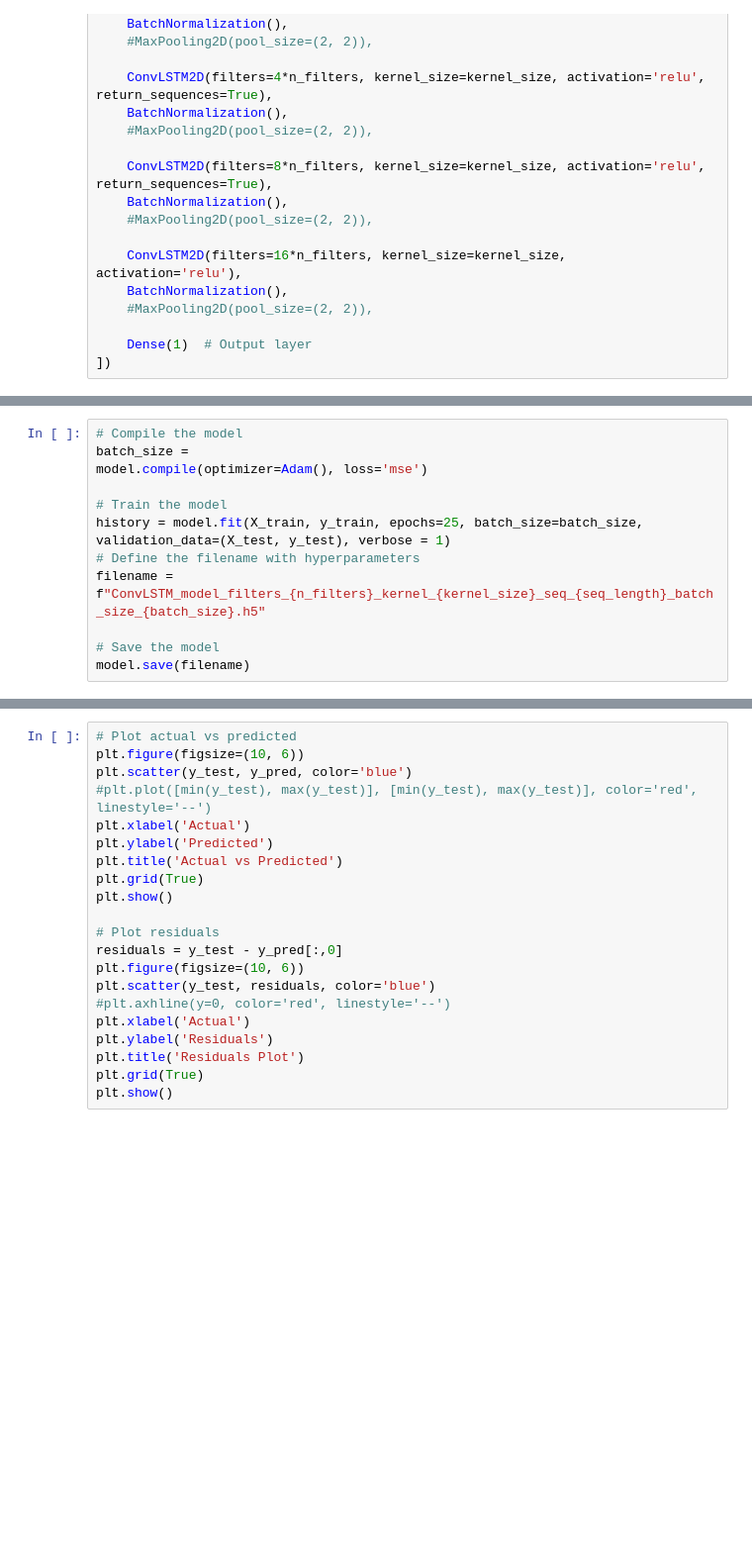
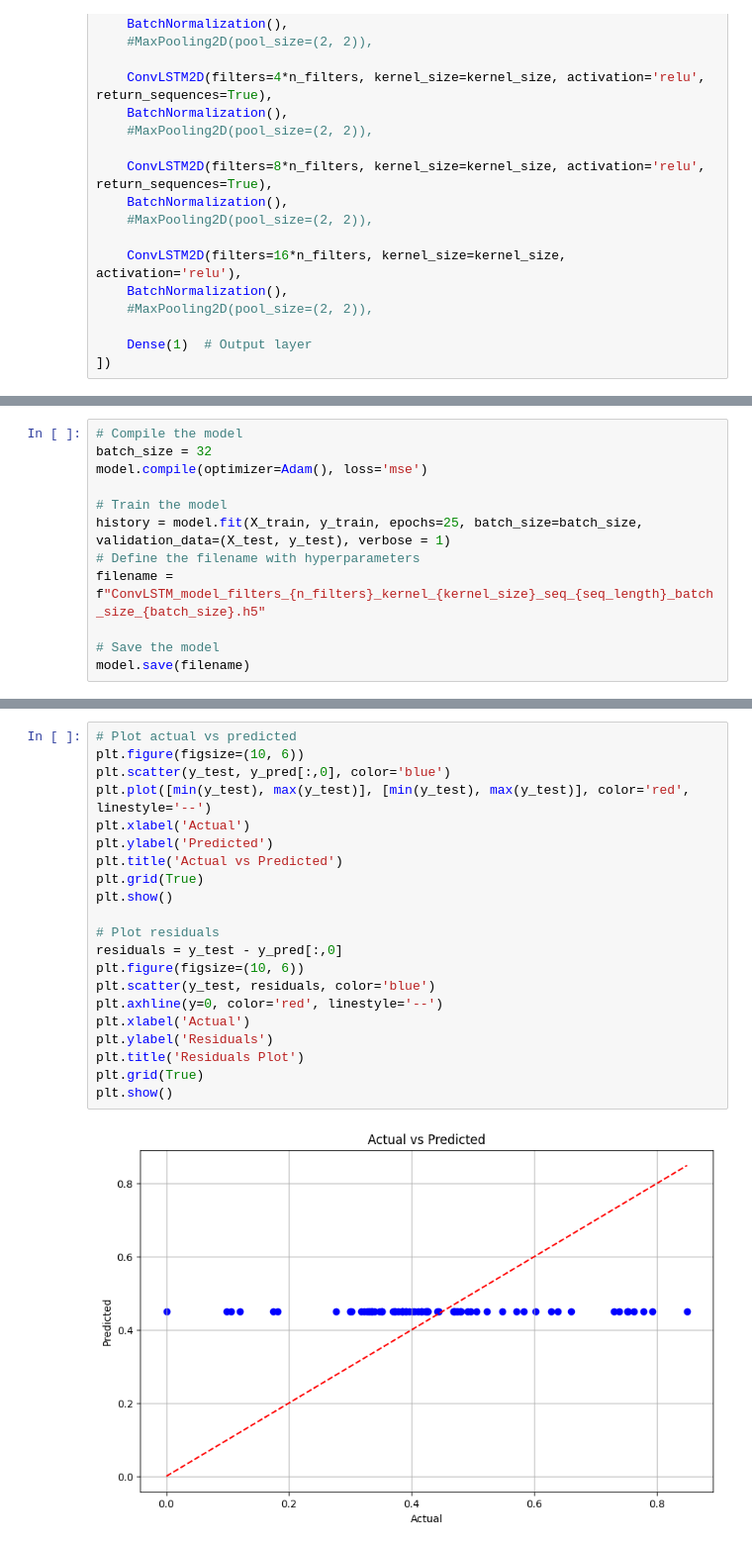
Before and after one commit to janakparajuli/Spatio_Temporal_Analysis, a Jupyter notebook: Spatio_Temporal_Analysis.ipynb, the cells around one changed output, grey strips where cells are left out. Shown at 99% size. Cells and saved outputs as stored; diff of their text form; blank space fills up the shorter version.

```diff
--- a/Spatio_Temporal_Analysis.ipynb
+++ b/Spatio_Temporal_Analysis.ipynb
@@ -88,6 +120,6 @@ model.summary()
 # %%
 # Compile the model
-batch_size =
+batch_size = 32
 model.compile(optimizer=Adam(), loss='mse')
 
 # Train the model
@@ -127,21 +219,23 @@ y_pred[:,0].shape, y_test.shape, y_pred[:,0]
 # %%
 # Plot actual vs predicted
 plt.figure(figsize=(10, 6))
-plt.scatter(y_test, y_pred, color='blue')
-#plt.plot([min(y_test), max(y_test)], [min(y_test), max(y_test)], color='red', linestyle='--')
+plt.scatter(y_test, y_pred[:,0], color='blue')
+plt.plot([min(y_test), max(y_test)], [min(y_test), max(y_test)], color='red', linestyle='--')
 plt.xlabel('Actual')
 plt.ylabel('Predicted')
 plt.title('Actual vs Predicted')
 plt.grid(True)
 plt.show()
 
 # Plot residuals
 residuals = y_test - y_pred[:,0]
 plt.figure(figsize=(10, 6))
 plt.scatter(y_test, residuals, color='blue')
-#plt.axhline(y=0, color='red', linestyle='--')
+plt.axhline(y=0, color='red', linestyle='--')
 plt.xlabel('Actual')
 plt.ylabel('Residuals')
 plt.title('Residuals Plot')
 plt.grid(True)
 plt.show()
+# %% [output]
+[figure, added]
```
Also changed, not shown: parts of 11 cells of this notebook, 1 other file.
